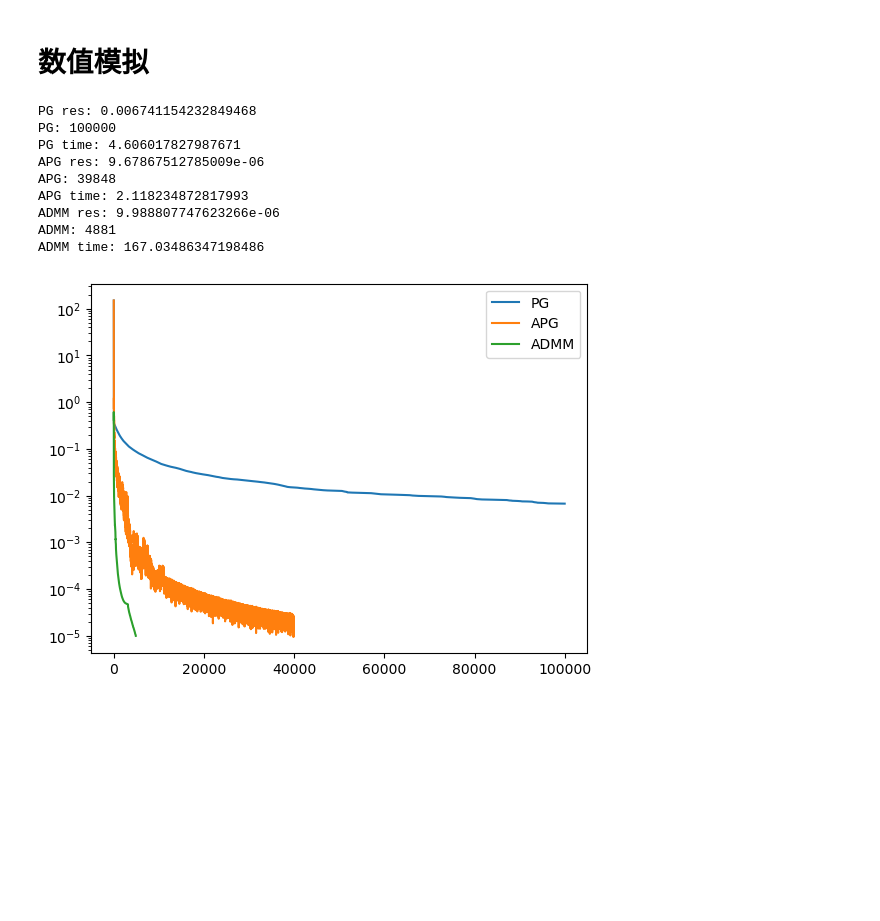
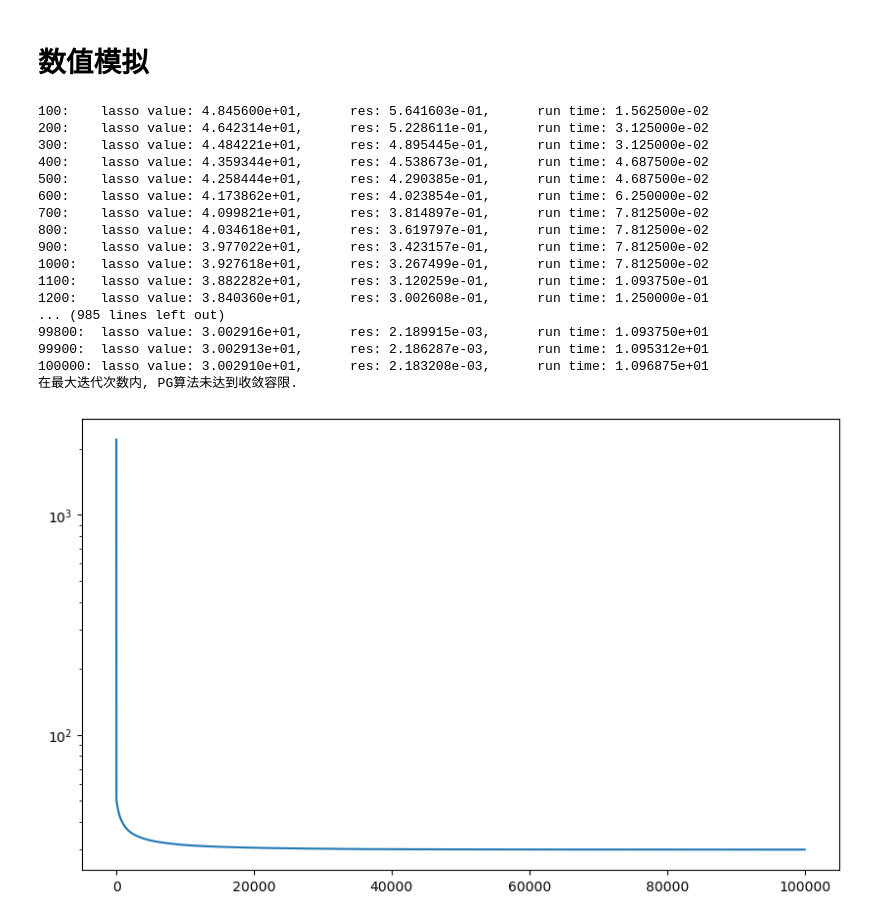
Before and after one commit to IsKevinLiu/S1405004_Homework, a Jupyter notebook: demo.ipynb, the cells around one changed output. Cells and saved outputs as stored; diff of their text form; code cells hidden in the pictures; blank space fills up the shorter version.

```diff
--- a/demo.ipynb
+++ b/demo.ipynb
@@ -122,51 +269,42 @@ def admm_lasso(A, b, lambda_, rho, max_iter=1000, tol=1e-5):
 # 数值模拟
 # %%
 # 数据生成
-# np.random.seed(0)
-n_samples, n_features = 10, 1000
-matrixA = np.random.randn(n_samples, n_features)
-true_coef = 3 * np.random.randn(n_features)
-# # 将系数向量中的大部分元素设置为零，以模拟稀疏性
-# true_coef[abs(true_coef) < 1] = 0
-vectorb = np.dot(matrixA, true_coef) + np.random.normal(size=n_samples)
+def generate_data(n_samples, n_features):
+    matrixA = np.random.randn(n_samples, n_features)
+    true_coef = np.random.uniform(0, 1, n_features)
+    # 将系数向量中的大部分元素设置为零，以模拟稀疏性
+    true_coef[abs(true_coef) < 0.6] = 0
+    vectorb = np.dot(matrixA, true_coef) + np.random.normal(size=n_samples)
+    return matrixA, vectorb, true_coef
 # %%
-from matplotlib import pyplot as plt
-import time
+# 设置参数
+iters = int(1e5)
+tol = 1e-5
 
-time_1 = time.time()
-x, res = pg_lasso(matrixA, vectorb, 0.4, max_iter=100000)
-time_2 = time.time()
-print('PG res:', res[-1])
-print('PG:', len(res))
-print('PG time:', time_2 - time_1)
-plt.semilogy(res, label='PG')
+np.random.seed(0)
+matrixA, vectorb, true_coef = generate_data(100, 1000)
 
-time_1 = time.time()
-x, res = apg_lasso(matrixA, vectorb, 0.4, max_iter=100000)
-time_2 = time.time()
-print('APG res:', res[-1])
-print('APG:', len(res))
-print('APG time:', time_2 - time_1)
-plt.semilogy(res, label='APG')
-
-time_1 = time.time()
-x, res = admm_lasso(matrixA, vectorb, 0.4, 1, max_iter=100000)
-time_2 = time.time()
-print('ADMM res:', res[-1])
-print('ADMM:', len(res))
-print('ADMM time:', time_2 - time_1)
-plt.semilogy(res, label='ADMM')
-
-plt.legend()
-plt.show()
+x_pg, y_pg, res_pg, times_pg = pg_lasso(matrixA, vectorb, 0.4, max_iter=iters, tol=tol, plot=True, show_process=True)
+x_apg, y_apg, res_apg, times_apg = apg_lasso(matrixA, vectorb, 0.4, max_iter=iters, tol=tol, plot=True,
+                                             show_process=True)
+x_admm, y_admm, res_admm, times_admm = admm_lasso(matrixA, vectorb, 0.4, 1, max_iter=iters, tol=tol, plot=True,
+                                                  show_process=True)
 # %% [output]
-PG res: 0.006741154232849468
-PG: 100000
-PG time: 4.606017827987671
-APG res: 9.67867512785009e-06
-APG: 39848
-APG time: 2.118234872817993
-ADMM res: 9.988807747623266e-06
-ADMM: 4881
-ADMM time: 167.03486347198486
+100:    lasso value: 4.845600e+01,      res: 5.641603e-01,      run time: 1.562500e-02
+200:    lasso value: 4.642314e+01,      res: 5.228611e-01,      run time: 3.125000e-02
+300:    lasso value: 4.484221e+01,      res: 4.895445e-01,      run time: 3.125000e-02
+400:    lasso value: 4.359344e+01,      res: 4.538673e-01,      run time: 4.687500e-02
+500:    lasso value: 4.258444e+01,      res: 4.290385e-01,      run time: 4.687500e-02
+600:    lasso value: 4.173862e+01,      res: 4.023854e-01,      run time: 6.250000e-02
+700:    lasso value: 4.099821e+01,      res: 3.814897e-01,      run time: 7.812500e-02
+800:    lasso value: 4.034618e+01,      res: 3.619797e-01,      run time: 7.812500e-02
+900:    lasso value: 3.977022e+01,      res: 3.423157e-01,      run time: 7.812500e-02
+1000:   lasso value: 3.927618e+01,      res: 3.267499e-01,      run time: 7.812500e-02
+1100:   lasso value: 3.882282e+01,      res: 3.120259e-01,      run time: 1.093750e-01
+1200:   lasso value: 3.840360e+01,      res: 3.002608e-01,      run time: 1.250000e-01
+... (985 lines left out)
+99800:  lasso value: 3.002916e+01,      res: 2.189915e-03,      run time: 1.093750e+01
+99900:  lasso value: 3.002913e+01,      res: 2.186287e-03,      run time: 1.095312e+01
+100000: lasso value: 3.002910e+01,      res: 2.183208e-03,      run time: 1.096875e+01
+在最大迭代次数内, PG算法未达到收敛容限.
-[figure, old version]
+[figure, new version]
```
Also changed, not shown: parts of 12 cells of this notebook, 1 other file.
